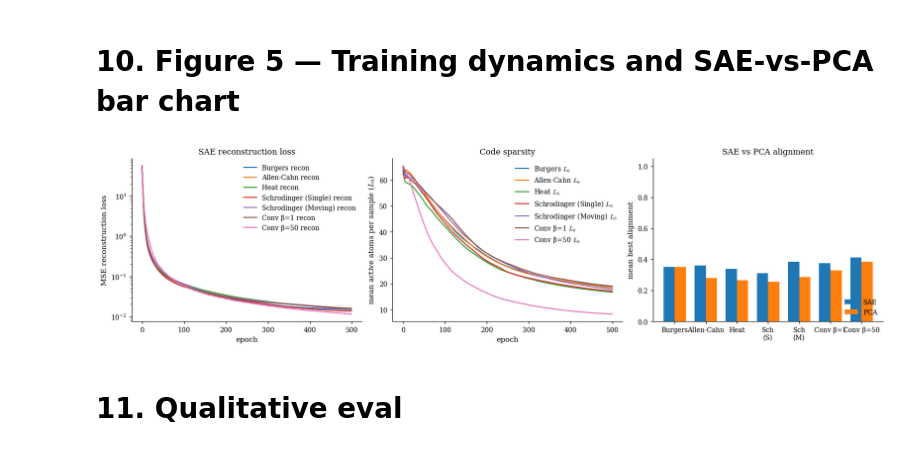
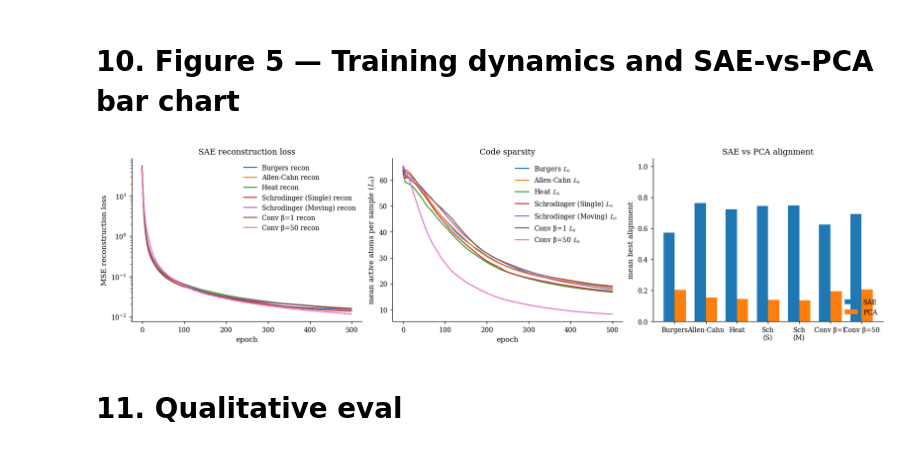
Before and after one commit to NanditaPatil-dotcom/PhysSAE, a Jupyter notebook: PhysSAE_Additional_PDEs.ipynb, the cells around one changed output. Cells and saved outputs as stored; diff of their text form; code cells hidden in the pictures.

```diff
--- a/PhysSAE_Additional_PDEs.ipynb
+++ b/PhysSAE_Additional_PDEs.ipynb
@@ -1465,45 +1401,45 @@ tags = [
 ]
 
 sae_scores = [
-    np.max(np.abs(A_b), axis=1).mean(),
-    np.max(np.abs(A_a), axis=1).mean(),
-    np.max(np.abs(A_h), axis=1).mean(),
-    np.max(np.abs(A_s_s), axis=1).mean(),
-    np.max(np.abs(A_s_m), axis=1).mean(),
-    np.max(np.abs(A_c1), axis=1).mean(),
-    np.max(np.abs(A_c50), axis=1).mean()
+    np.max(np.abs(A_b), axis=0).mean(),
+    np.max(np.abs(A_a), axis=0).mean(),
+    np.max(np.abs(A_h), axis=0).mean(),
+    np.max(np.abs(A_s_s), axis=0).mean(),
+    np.max(np.abs(A_s_m), axis=0).mean(),
+    np.max(np.abs(A_c1), axis=0).mean(),
+    np.max(np.abs(A_c50), axis=0).mean()
 ]
 
 pca_scores = [
     np.max(np.abs(A_pca_b), axis=1).mean(),
     np.max(np.abs(A_pca_a), axis=1).mean(),
     np.max(np.abs(A_pca_h), axis=1).mean(),
     np.max(np.abs(A_pca_s_s), axis=1).mean(),
     np.max(np.abs(A_pca_s_m), axis=1).mean(),
     np.max(np.abs(A_pca_c1), axis=1).mean(),
     np.max(np.abs(A_pca_c50), axis=1).mean()
 ]
 
 xb = np.arange(len(tags))
 
 ax.bar(xb-0.18, sae_scores, width=0.36, label="SAE")
 ax.bar(xb+0.18, pca_scores, width=0.36, label="PCA")
 
 ax.set_xticks(xb)
 ax.set_xticklabels(tags)
 ax.set_ylim(0, 1.05)
 ax.set_ylabel("mean best alignment")
 ax.set_title("SAE vs PCA alignment")
 ax.legend(frameon=False, loc="lower right")
 
 plt.savefig(
     "figures/fig5_sparsity_baseline.png",
     bbox_inches="tight"
 )
 
 plt.show()
 # %% [output]
-[figure, old version]
+[figure, new version]
 # %% [markdown]
 # 11. Qualitative eval
 # %%
```
Also changed, not shown: parts of 9 cells of this notebook.
